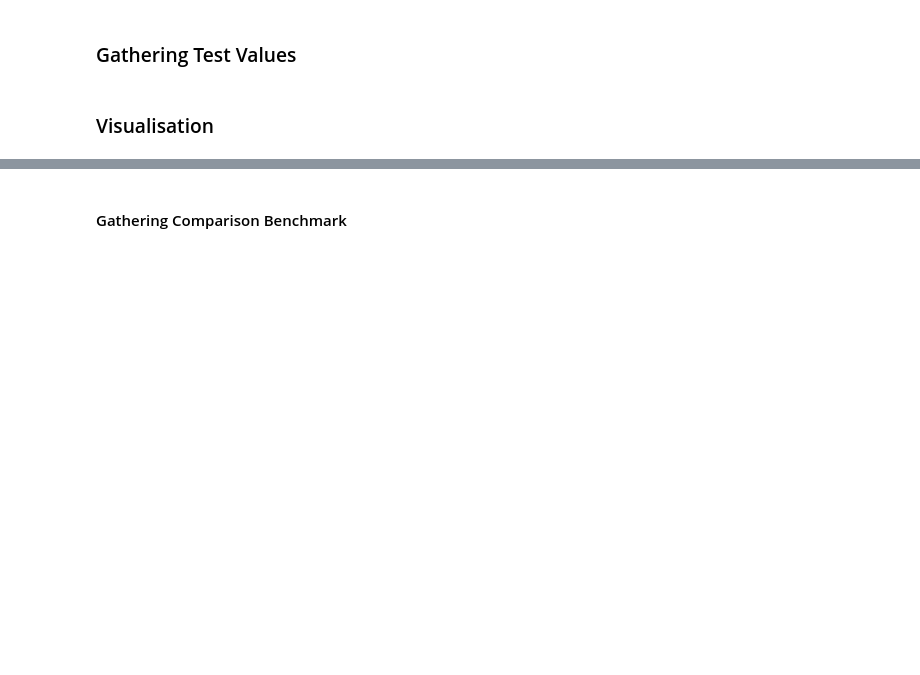
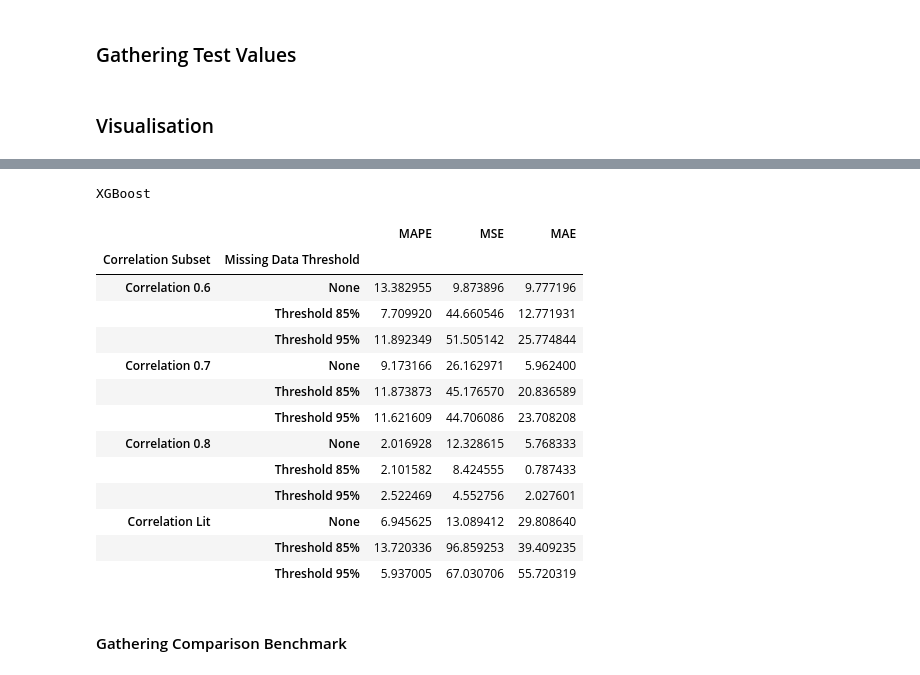
Before and after one commit to R0sle/health_economics_honours, a Jupyter notebook: code/fs_comparison.ipynb, the cells around one changed output, grey strips where cells are left out. Saved outputs shown, nothing was run; the diff lists cells and outputs as text; code cells hidden in the pictures; blank space fills up the shorter version.

```diff
--- a/code/fs_comparison.ipynb
+++ b/code/fs_comparison.ipynb
@@ -482,3 +541,22 @@ std_summary_rf = std_summary_rf.round(2)
+# %%
+print('XGBoost')
+pd.DataFrame(result_dict_inc_xgb)
+# %% [output]
+XGBoost
+|  |  | MAPE | MSE | MAE |
+| Correlation Subset | Missing Data Threshold |  |  |  |
+| Correlation 0.6 | None | 13.382955 | 9.873896 | 9.777196 |
+|  | Threshold 85% | 7.709920 | 44.660546 | 12.771931 |
+|  | Threshold 95% | 11.892349 | 51.505142 | 25.774844 |
+| Correlation 0.7 | None | 9.173166 | 26.162971 | 5.962400 |
+|  | Threshold 85% | 11.873873 | 45.176570 | 20.836589 |
+|  | Threshold 95% | 11.621609 | 44.706086 | 23.708208 |
+| Correlation 0.8 | None | 2.016928 | 12.328615 | 5.768333 |
+|  | Threshold 85% | 2.101582 | 8.424555 | 0.787433 |
+|  | Threshold 95% | 2.522469 | 4.552756 | 2.027601 |
+| Correlation Lit | None | 6.945625 | 13.089412 | 29.808640 |
+|  | Threshold 85% | 13.720336 | 96.859253 | 39.409235 |
+|  | Threshold 95% | 5.937005 | 67.030706 | 55.720319 |
 # %% [markdown]
 #### Gathering Comparison Benchmark
 # %%
```
Also changed, not shown: parts of 8 cells of this notebook, 2 other files.
